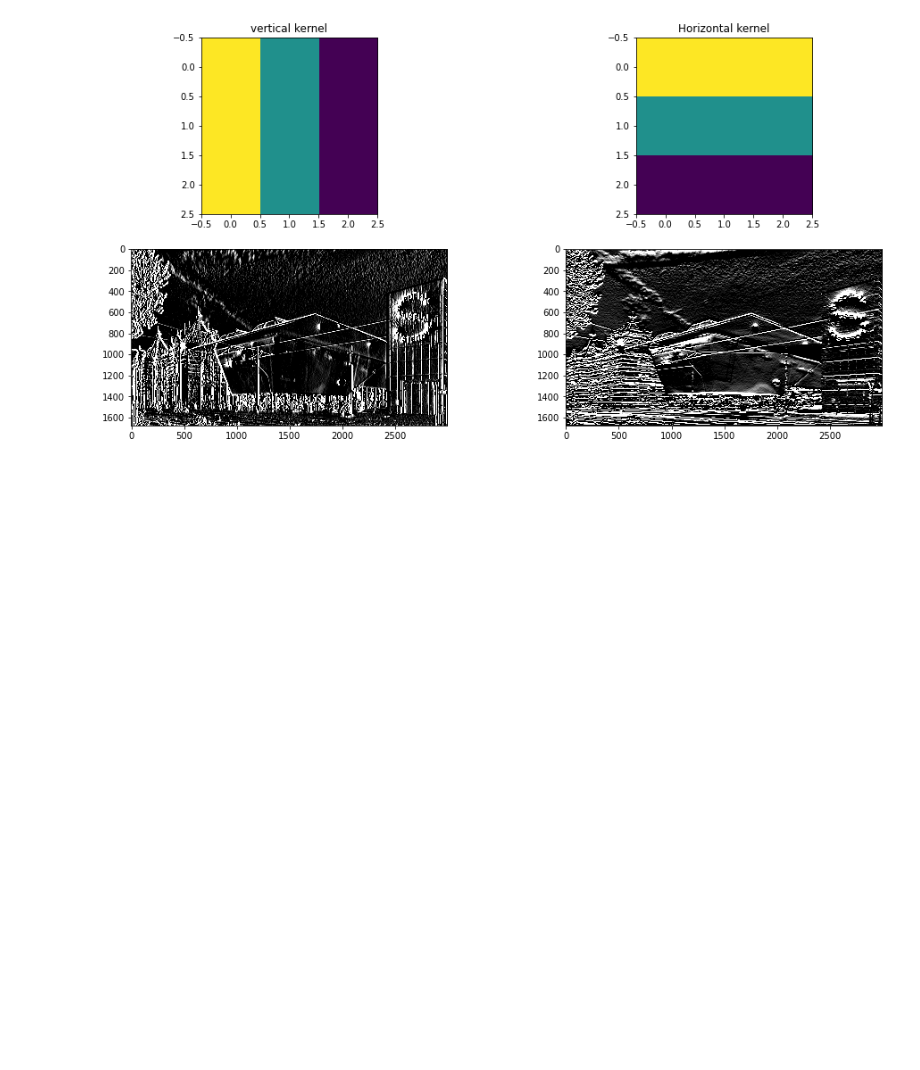
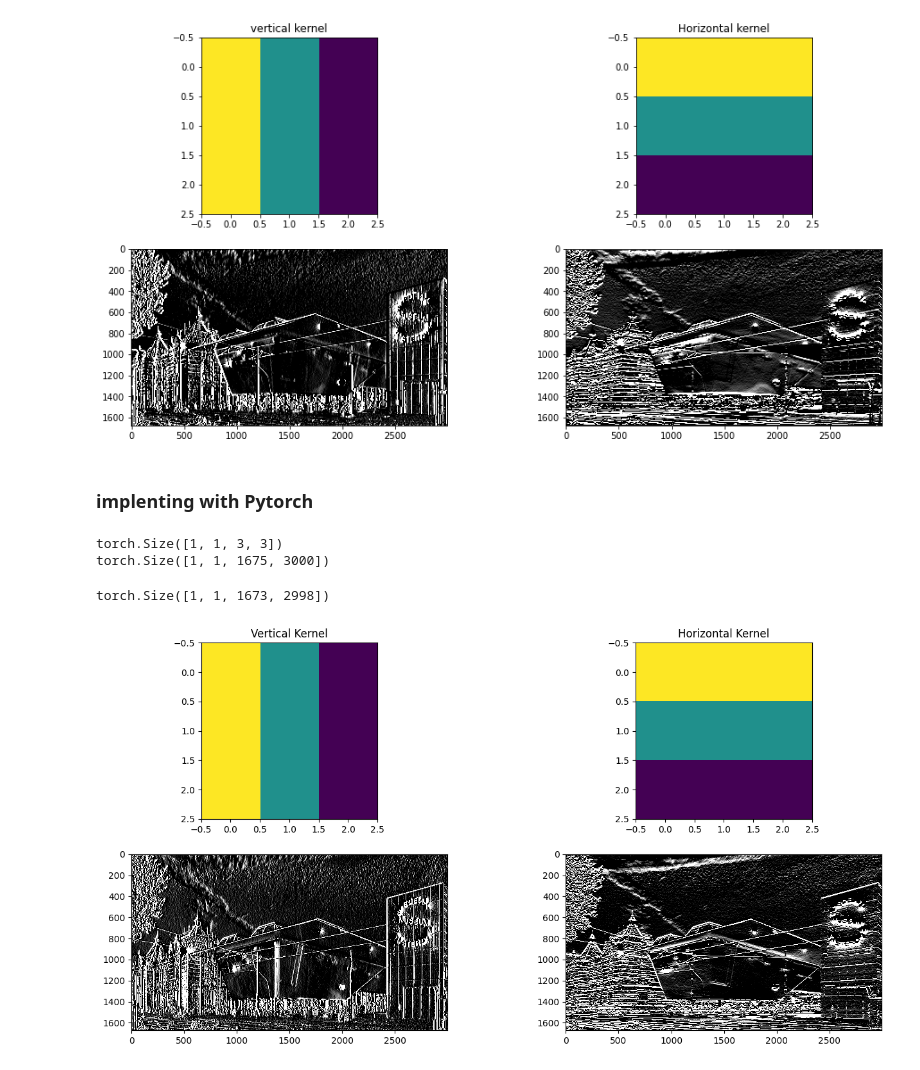
Before and after one commit to shahedkhan1/Deep_learning_prectice_repo, a Jupyter notebook: Convolution_manual_pytorch.ipynb, the cells around one changed output. Drawn from its saved outputs; the diff is of its cells as text; code cells hidden in the pictures; blank space fills up the shorter version.

Commit message:
Add files via upload
Convolution manual implementation and with pytorch

```diff
--- a/Convolution_manual_pytorch.ipynb
+++ b/Convolution_manual_pytorch.ipynb
@@ -124,3 +124,46 @@ ax[1,1].imshow(convres,cmap='gray',vmin=0,vmax=.01)
 plt.show()
 # %% [output]
 [figure]
+# %% [markdown]
+### implenting with Pytorch
+# %%
+# first, translate everything intoa tensor
+import torch
+import torch.nn.functional as F
+
+VK_t= torch.tensor(VK).view(1,1,3,3).double() #number images in a batch, number of channel(grayscle here), height, width
+HK_t = torch.tensor(HK).view(1,1,3,3).double()
+bathtub_t = torch.tensor(bathtub).view(1,1,bathtub.shape[0],bathtub.shape[1])
+
+print(VK_t.shape)
+print(bathtub_t.shape)
+# %% [output]
+torch.Size([1, 1, 3, 3])
+torch.Size([1, 1, 1675, 3000])
+# %%
+C = F.conv2d(bathtub_t,VK_t)
+print(C.shape)
+# %% [output]
+torch.Size([1, 1, 1673, 2998])
+# %%
+fig,ax = plt.subplots(2,2,figsize=(16,8),dpi=100)
+
+ax[0,0].imshow(VK)
+ax[0,0].set_title("Vertical Kernel")
+
+ax[0,1].imshow(HK)
+ax[0,1].set_title("Horizontal Kernel")
+
+#run convolution and show the result
+
+convres = F.conv2d(bathtub_t,VK_t)
+img = torch.squeeze(convres.detach())
+ax[1,0].imshow(img, cmap="gray",vmin=0,vmax=.01)
+
+convres = F.conv2d(bathtub_t,HK_t)
+img = torch.squeeze(convres.detach())
+ax[1,1].imshow(img,cmap='gray',vmin=0,vmax=.01)
+
+plt.show()
+# %% [output]
+[figure, added]
```
Also changed, not shown: parts of 2 cells of this notebook.
